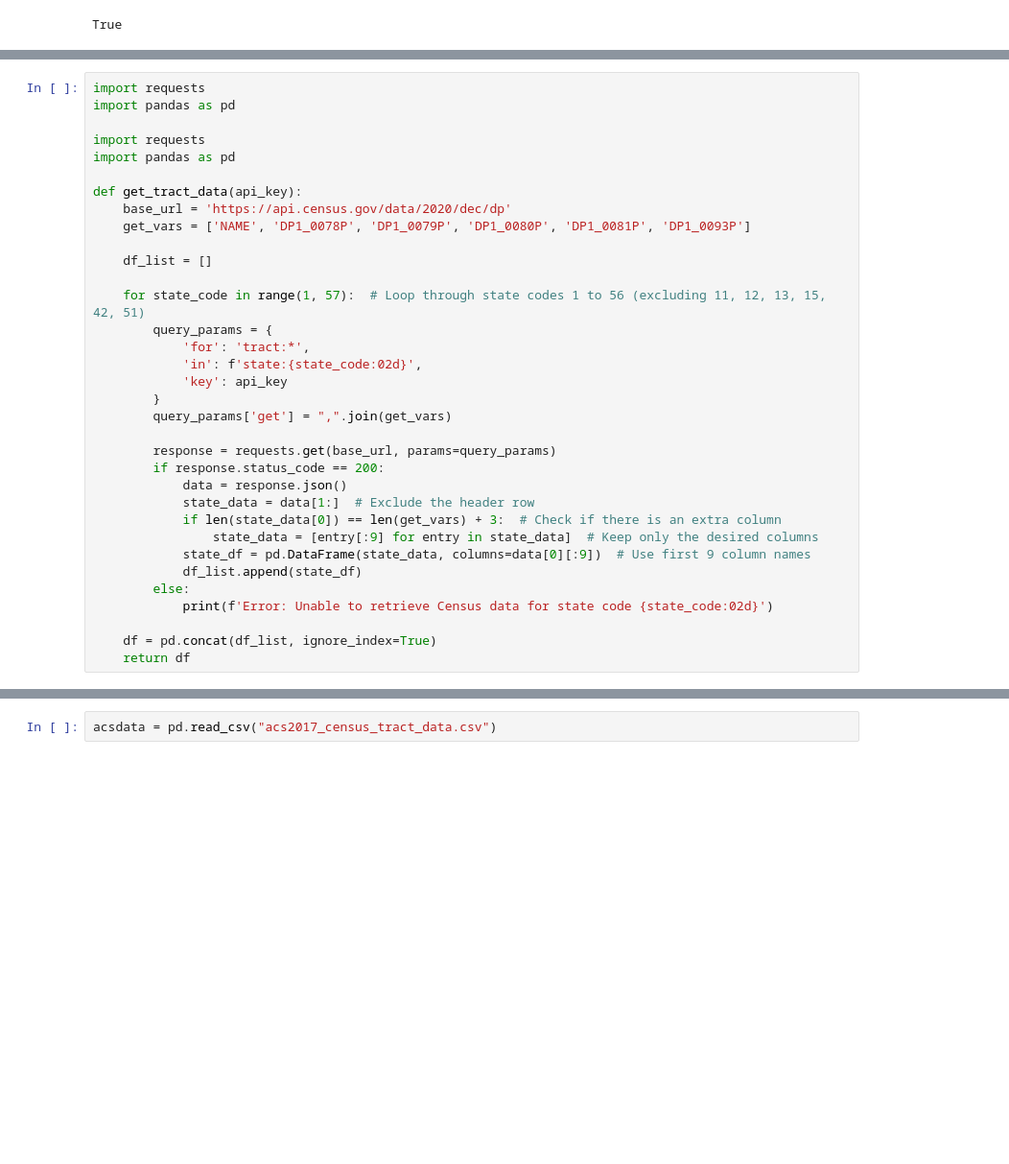
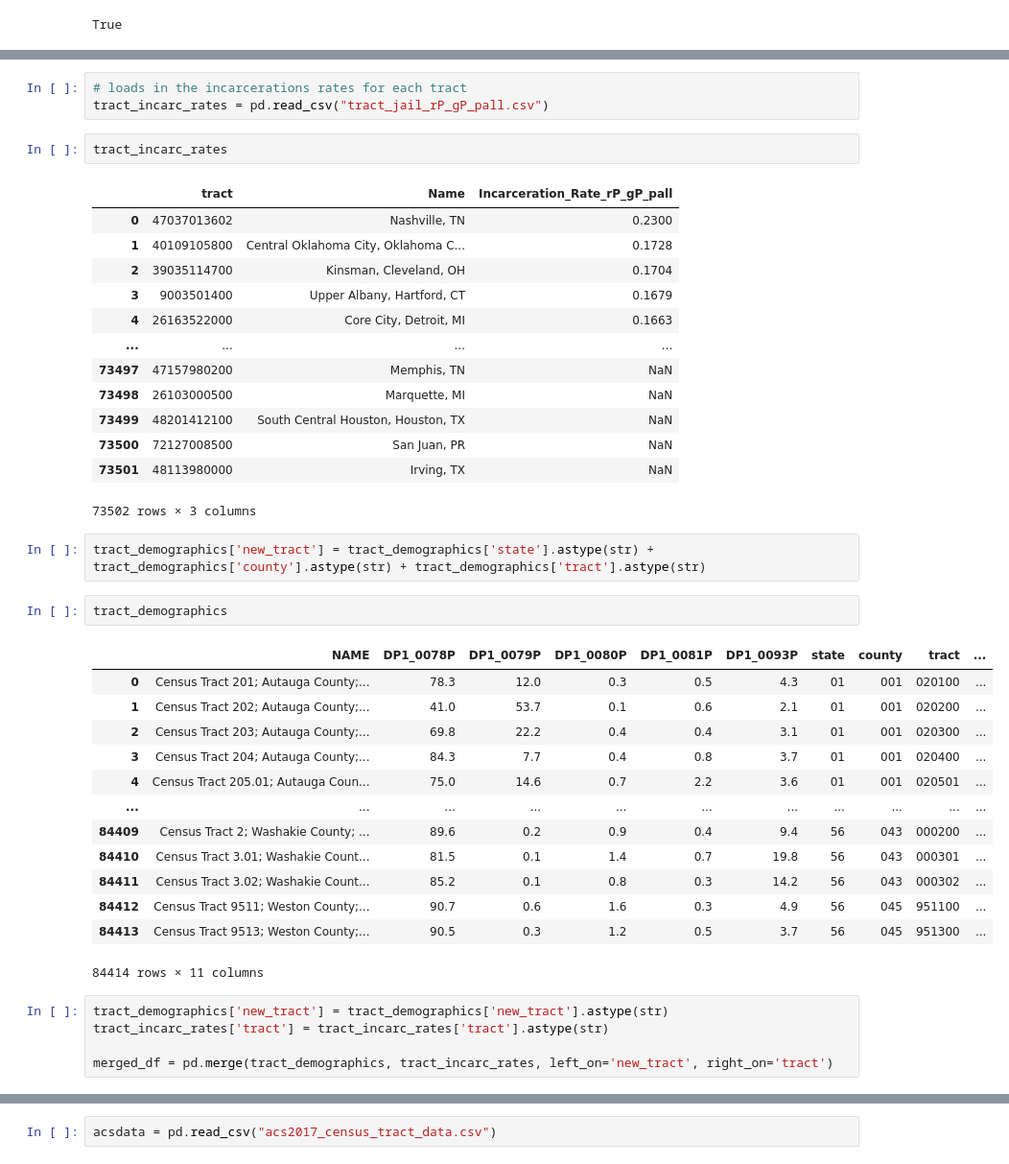
Before and after one commit to InigoHohmeyer/ModelJurors, a Jupyter notebook: file1.ipynb, the cells around one changed output, grey strips where cells are left out. Shown at 96% size. Drawn from its saved outputs; the diff is of its cells as text; blank space fills up the shorter version.

```diff
--- a/file1.ipynb
+++ b/file1.ipynb
@@ -108,34 +45,0 @@ if data is not None:
-# %%
-import requests
-import pandas as pd
-
-import requests
-import pandas as pd
-
-def get_tract_data(api_key):
-    base_url = 'https://api.census.gov/data/2020/dec/dp'
-    get_vars = ['NAME', 'DP1_0078P', 'DP1_0079P', 'DP1_0080P', 'DP1_0081P', 'DP1_0093P']
-
-    df_list = []
-
-    for state_code in range(1, 57):  # Loop through state codes 1 to 56 (excluding 11, 12, 13, 15, 42, 51)
-        query_params = {
-            'for': 'tract:*',
-            'in': f'state:{state_code:02d}',
-            'key': api_key
-        }
-        query_params['get'] = ",".join(get_vars)
-
-        response = requests.get(base_url, params=query_params)
-        if response.status_code == 200:
-            data = response.json()
-            state_data = data[1:]  # Exclude the header row
-            if len(state_data[0]) == len(get_vars) + 3:  # Check if there is an extra column
-                state_data = [entry[:9] for entry in state_data]  # Keep only the desired columns
-            state_df = pd.DataFrame(state_data, columns=data[0][:9])  # Use first 9 column names
-            df_list.append(state_df)
-        else:
-            print(f'Error: Unable to retrieve Census data for state code {state_code:02d}')
-
-    df = pd.concat(df_list, ignore_index=True)
-    return df
@@ -204,3 +71,45 @@ merged_df = dataframe.merge(dataframe2, on='tract', how='inner')
+# %%
+# loads in the incarcerations rates for each tract
+tract_incarc_rates = pd.read_csv("tract_jail_rP_gP_pall.csv")
+# %%
+tract_incarc_rates
+# %% [output]
+|  | tract | Name | Incarceration_Rate_rP_gP_pall |
+| 0 | 47037013602 | Nashville, TN | 0.2300 |
+| 1 | 40109105800 | Central Oklahoma City, Oklahoma C... | 0.1728 |
+| 2 | 39035114700 | Kinsman, Cleveland, OH | 0.1704 |
+| 3 | 9003501400 | Upper Albany, Hartford, CT | 0.1679 |
+| 4 | 26163522000 | Core City, Detroit, MI | 0.1663 |
+| ... | ... | ... | ... |
+| 73497 | 47157980200 | Memphis, TN | NaN |
+| 73498 | 26103000500 | Marquette, MI | NaN |
+| 73499 | 48201412100 | South Central Houston, Houston, TX | NaN |
+| 73500 | 72127008500 | San Juan, PR | NaN |
+| 73501 | 48113980000 | Irving, TX | NaN |
+73502 rows × 3 columns
+# %%
+tract_demographics['new_tract'] = tract_demographics['state'].astype(str) + tract_demographics['county'].astype(str) + tract_demographics['tract'].astype(str)
+# %%
+tract_demographics
+# %% [output]
+|  | NAME | DP1_0078P | DP1_0079P | DP1_0080P | DP1_0081P | DP1_0093P | state | county | tract | ... |
+| 0 | Census Tract 201; Autauga County;... | 78.3 | 12.0 | 0.3 | 0.5 | 4.3 | 01 | 001 | 020100 | ... |
+| 1 | Census Tract 202; Autauga County;... | 41.0 | 53.7 | 0.1 | 0.6 | 2.1 | 01 | 001 | 020200 | ... |
+| 2 | Census Tract 203; Autauga County;... | 69.8 | 22.2 | 0.4 | 0.4 | 3.1 | 01 | 001 | 020300 | ... |
+| 3 | Census Tract 204; Autauga County;... | 84.3 | 7.7 | 0.4 | 0.8 | 3.7 | 01 | 001 | 020400 | ... |
+| 4 | Census Tract 205.01; Autauga Coun... | 75.0 | 14.6 | 0.7 | 2.2 | 3.6 | 01 | 001 | 020501 | ... |
+| ... | ... | ... | ... | ... | ... | ... | ... | ... | ... | ... |
+| 84409 | Census Tract 2; Washakie County; ... | 89.6 | 0.2 | 0.9 | 0.4 | 9.4 | 56 | 043 | 000200 | ... |
+| 84410 | Census Tract 3.01; Washakie Count... | 81.5 | 0.1 | 1.4 | 0.7 | 19.8 | 56 | 043 | 000301 | ... |
+| 84411 | Census Tract 3.02; Washakie Count... | 85.2 | 0.1 | 0.8 | 0.3 | 14.2 | 56 | 043 | 000302 | ... |
+| 84412 | Census Tract 9511; Weston County;... | 90.7 | 0.6 | 1.6 | 0.3 | 4.9 | 56 | 045 | 951100 | ... |
+| 84413 | Census Tract 9513; Weston County;... | 90.5 | 0.3 | 1.2 | 0.5 | 3.7 | 56 | 045 | 951300 | ... |
+84414 rows × 11 columns
+# %%
+tract_demographics['new_tract'] = tract_demographics['new_tract'].astype(str)
+tract_incarc_rates['tract'] = tract_incarc_rates['tract'].astype(str)
+
+merged_df = pd.merge(tract_demographics, tract_incarc_rates, left_on='new_tract', right_on='tract')
 # %%
 merged_df
 # %% [output]
```
Also changed, not shown: parts of 13 cells of this notebook, 2 other files.
